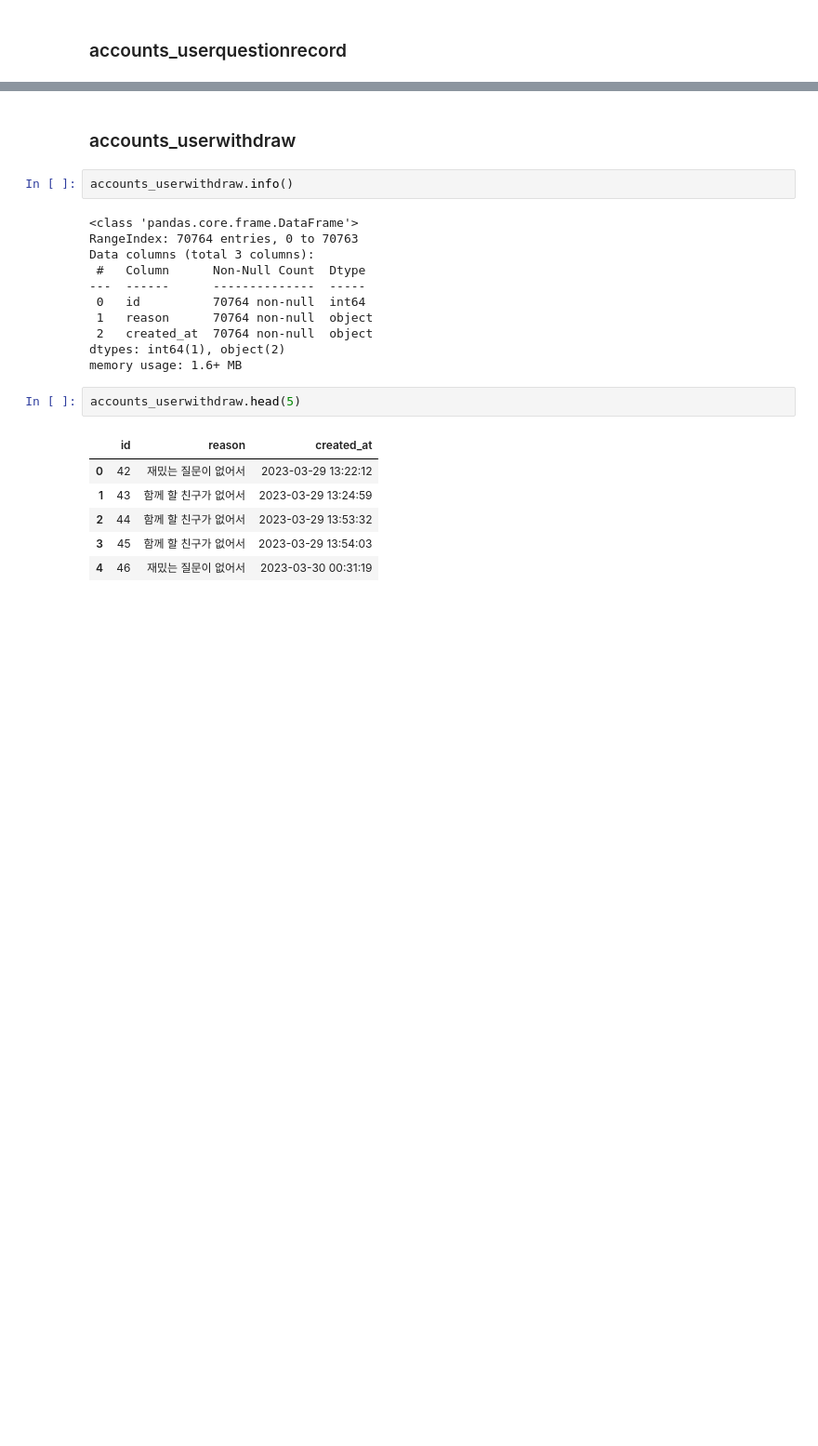
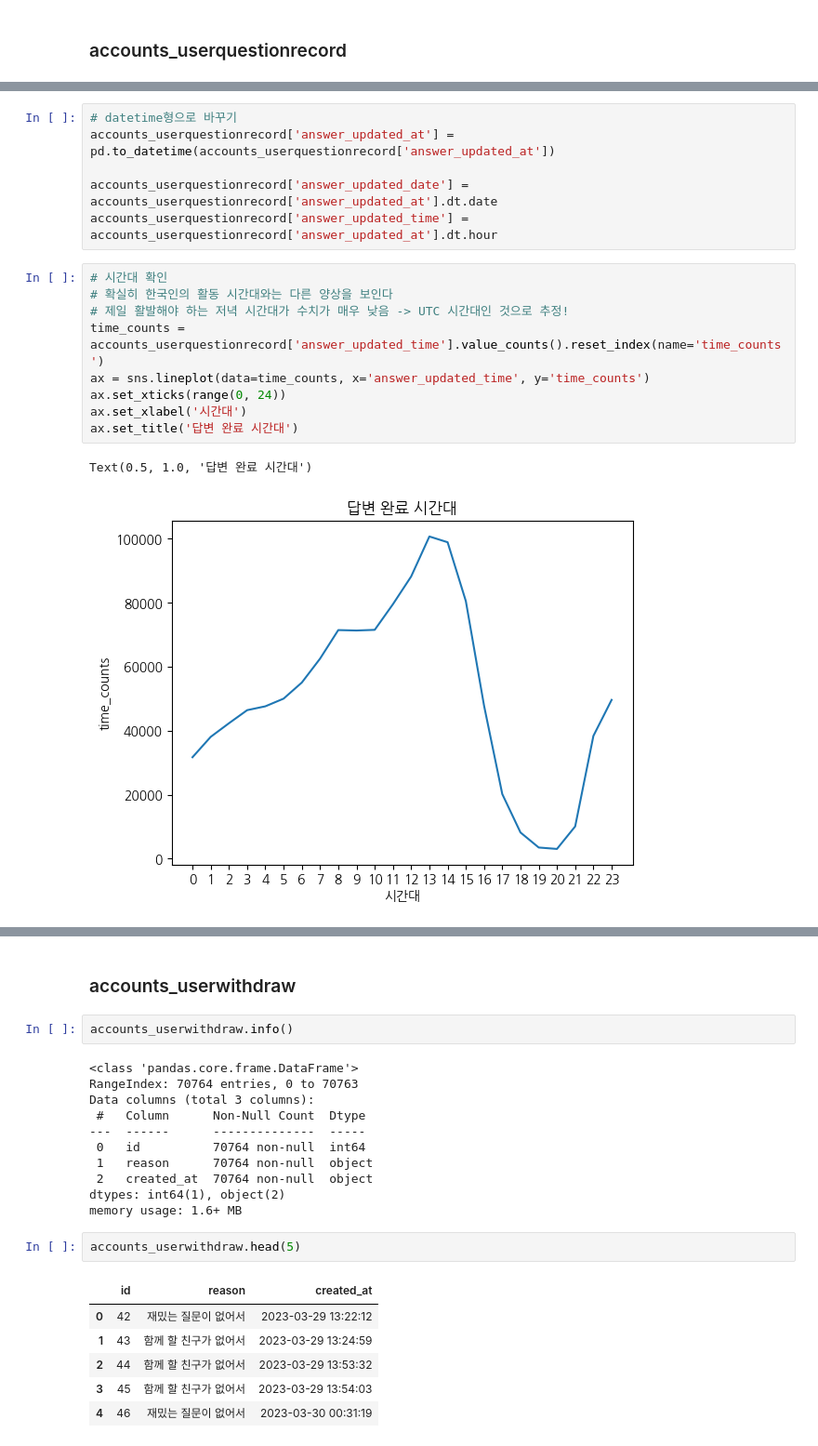
Before and after one commit to EtheriumArchive/Codeit_project, a Jupyter notebook: eda_eunsu_v3.ipynb, the cells around one changed output, grey strips where cells are left out. Shown at 93% size. Saved outputs shown, nothing was run; the diff lists cells and outputs as text; blank space fills up the shorter version.

```diff
--- a/eda_eunsu_v3.ipynb
+++ b/eda_eunsu_v3.ipynb
@@ -1340,0 +1401,18 @@ accounts_user[accounts_user['friend_counts'] >= 1000]
+# %%
+# datetime형으로 바꾸기
+accounts_userquestionrecord['answer_updated_at'] = pd.to_datetime(accounts_userquestionrecord['answer_updated_at'])
+
+accounts_userquestionrecord['answer_updated_date'] = accounts_userquestionrecord['answer_updated_at'].dt.date
+accounts_userquestionrecord['answer_updated_time'] = accounts_userquestionrecord['answer_updated_at'].dt.hour
+# %%
+# 시간대 확인
+# 확실히 한국인의 활동 시간대와는 다른 양상을 보인다
+# 제일 활발해야 하는 저녁 시간대가 수치가 매우 낮음 -> UTC 시간대인 것으로 추정!
+time_counts = accounts_userquestionrecord['answer_updated_time'].value_counts().reset_index(name='time_counts')
+ax = sns.lineplot(data=time_counts, x='answer_updated_time', y='time_counts')
+ax.set_xticks(range(0, 24))
+ax.set_xlabel('시간대')
+ax.set_title('답변 완료 시간대')
+# %% [output]
+Text(0.5, 1.0, '답변 완료 시간대')
+[figure, added]
```
Also changed, not shown: parts of 17 cells of this notebook.
